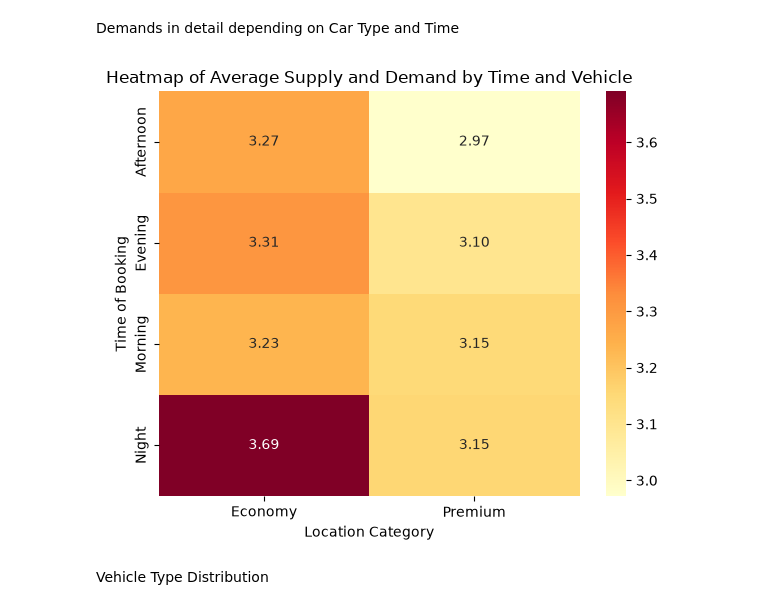
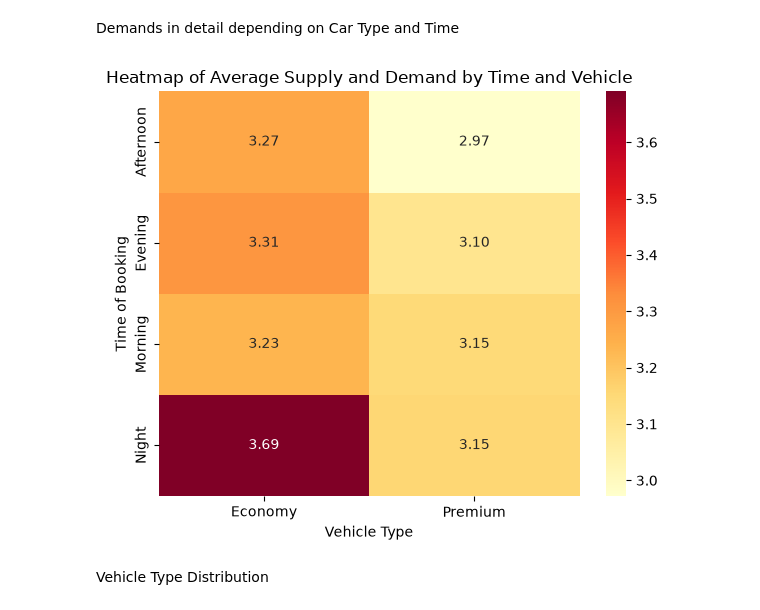
Before and after one commit to Richardh216/Final_Project_Programming, a Jupyter notebook: main_project.ipynb, the cells around one changed output. Saved outputs shown, nothing was run; the diff lists cells and outputs as text; code cells hidden in the pictures.

```diff
--- a/main_project.ipynb
+++ b/main_project.ipynb
@@ -110,20 +247,21 @@ Demands in detail depending on Car Type and Time
 # %%
 import seaborn as sns
 heatmap_data = df.pivot_table(
     values = 'Supply_and_Demand',
     index = 'Time_of_Booking',
     columns = 'Vehicle_Type',
     aggfunc = 'mean')
 plt.figure(figsize=(6,5))
 sns.heatmap(heatmap_data, annot=True, cmap='YlOrRd', fmt='.2f')
 
 plt.title('Heatmap of Average Supply and Demand by Time and Vehicle')
-plt.xlabel('Location Category')
+# plt.xlabel('Location Category')
+plt.xlabel('Vehicle Type') # fixed small label inconsistency
 plt.ylabel('Time of Booking')
 plt.tight_layout()
 plt.show()
 # %% [output]
-[figure, old version]
+[figure, new version]
 # %% [markdown]
 Vehicle Type Distribution
 # %%
```
Also changed, not shown: parts of 11 cells of this notebook.
